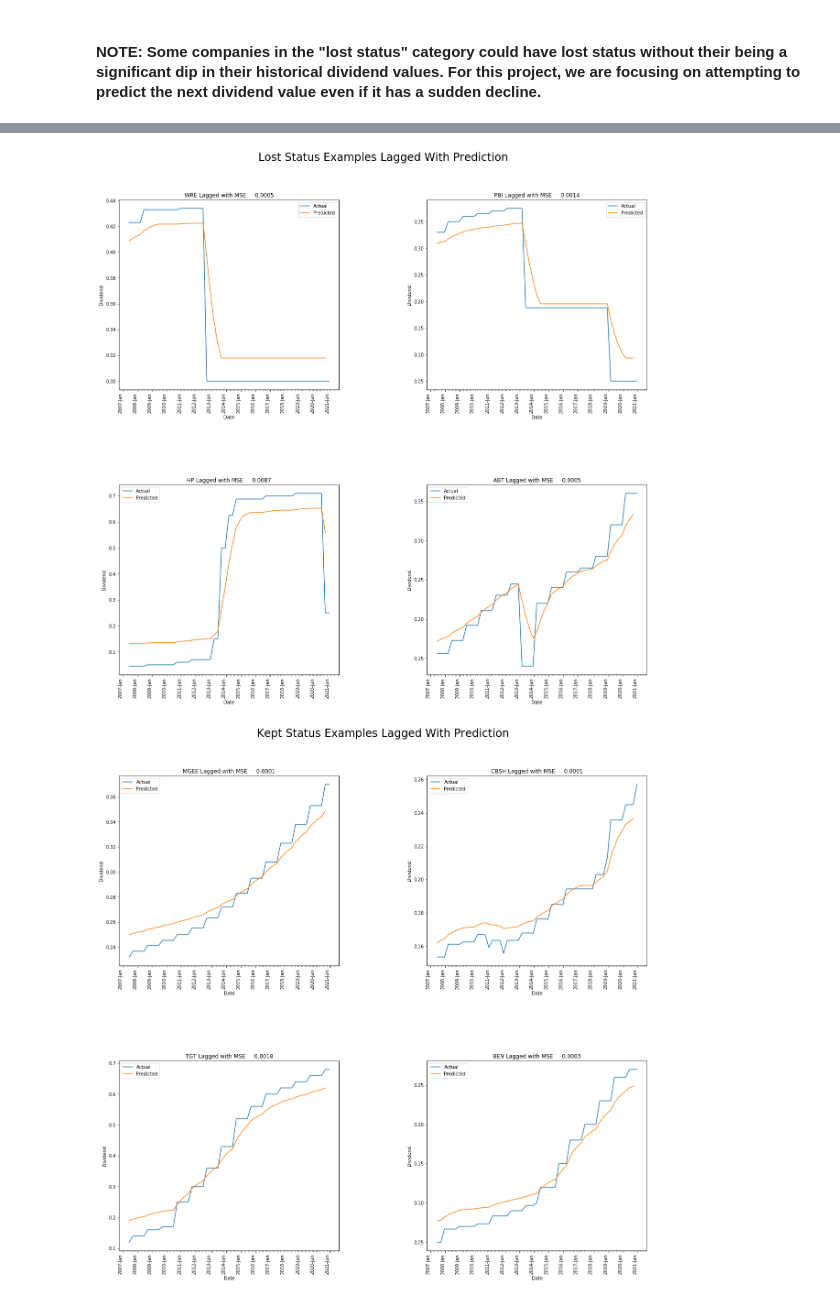
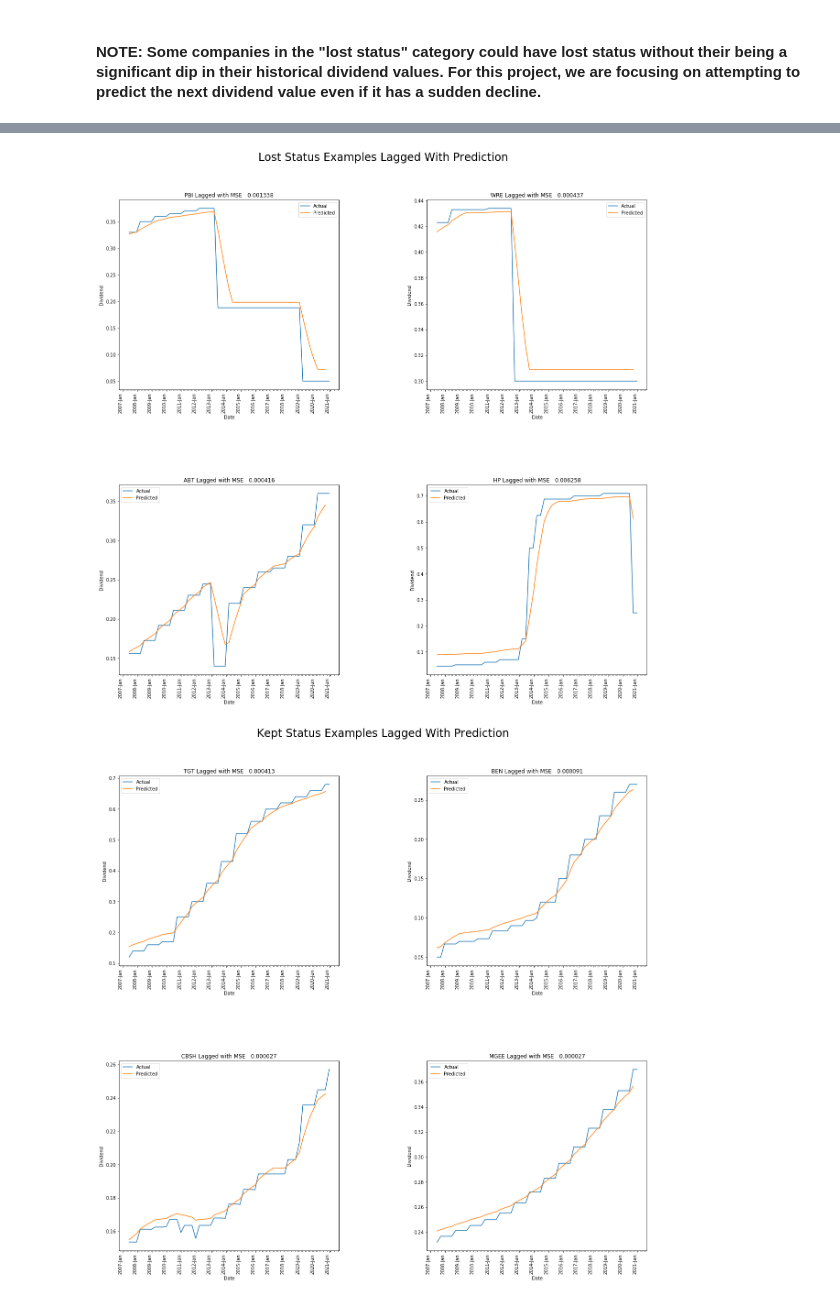
Before and after one commit to danpelis/DividendChampionPredictor, a Jupyter notebook: LSTM/LSTM.ipynb, the cells around one changed output, grey strips where cells are left out. Drawn from its saved outputs; the diff is of its cells as text; code cells hidden in the pictures.

```diff
--- a/LSTM/LSTM.ipynb
+++ b/LSTM/LSTM.ipynb
@@ -262,11 +260,14 @@ regressor.add(InputLayer(input_shape=(X_train.shape[1],1), name = "Model_Input_L
 regressor.add(Bidirectional(LSTM(units=25, return_sequences=True, name="LSTM_Layer_1")))
 regressor.add(Dropout(0.2,name="Dropout_Layer_1"))
 # Second LSTM layer
-regressor.add(Bidirectional(LSTM(units=25, return_sequences=True,name="LSTM_Layer_2")))
+regressor.add(Bidirectional(LSTM(units=50, return_sequences=True,name="LSTM_Layer_2")))
 regressor.add(Dropout(0.3,name="Dropout_Layer_2"))
 # Third LSTM layer
-regressor.add(Bidirectional(LSTM(units=25, return_sequences=False,name="LSTM_Layer_3")))
-regressor.add(Dropout(0.5,name="Dropout_Layer_3"))
+regressor.add(Bidirectional(LSTM(units=50, return_sequences=True,name="LSTM_Layer_3")))
+regressor.add(Dropout(0.4,name="Dropout_Layer_3"))
+# Fourth LSTM layer
+regressor.add(Bidirectional(LSTM(units=25, return_sequences=False,name="LSTM_Layer_4")))
+regressor.add(Dropout(0.5,name="Dropout_Layer_4"))
 # The output layer
 regressor.add(Dense(units=1, name="Dense_Output_Layer"))
 
@@ -288,5 +289,5 @@ regressor.compile(optimizer='adam', loss='mean_squared_error')
 hists = {}
 for i in stockListFix:
     print("Fitting to", i)
-    hists[i] = regressor.fit(trainset[i]["X"], trainset[i]["y"], epochs=20, batch_size=20,verbose=0)
+    hists[i] = regressor.fit(trainset[i]["X"], trainset[i]["y"], epochs=10, batch_size=40,verbose=0)
 # %% [output]
@@ -310,4 +311,6 @@ Wall time: 9min 20s
 # %%
+# Plot Prediction Results with MSE
+
 pred_result = {}
 
 lost_ct = 0
@@ -381,7 +384,7 @@ for i in stockListFix:
             for label in axs[indx].get_xticklabels(which='major'):
                 label.set(rotation=90, horizontalalignment='right')
             axs[indx].legend(["Actual", "Predicted"])
-            axs[indx].set_title("{} with MSE {:10.4f}".format(i,mse))
+            axs[indx].set_title("{} with MSE {:10.6f}".format(i,mse))
             extent = axs[indx].get_window_extent().transformed(kept_fig.dpi_scale_trans.inverted())
             kept_fig.savefig(f"{i}_Prediction.png", format="png", bbox_inches=extent.expanded(1.3, 1.35))
             kept_ct += 1
@@ -393,4 +396,6 @@ plt.show()
 # %%
+# Plot Prediction Results with MSE and added lag
+
 time_index = df_new["WRE"]["Test"][overlap:].index
 
 lost_ct = 0
@@ -441,34 +446,34 @@ for i in stockListFix:
         axs[indx].set_xlabel("Date")
         for label in axs[indx].get_xticklabels(which='major'):
             label.set(rotation=90, horizontalalignment='right')
         axs[indx].legend(["Actual", "Predicted"])
-        axs[indx].set_title("{} Lagged with MSE {:10.4f}".format(i,mse_lag))
+        axs[indx].set_title("{} Lagged with MSE {:10.6f}".format(i,mse_lag))
         extent = axs[indx].get_window_extent().transformed(lost_fig.dpi_scale_trans.inverted())
         lost_fig.savefig(f"{i}_Prediction_lag.png", format="png", bbox_inches=extent.expanded(1.3, 1.35))
         lost_ct += 1
 
     if i in kept_figs and kept_ct <= 3:
 
         np.save(f"../data/numpy/{i}_pred_lstm_lag", df_pred_lag.values)
 
         indx = kept_ct
         axs = kept_axs.flat
         axs[indx].xaxis.set_major_locator(mdates.MonthLocator(bymonth=(1)))
         axs[indx].xaxis.set_minor_locator(mdates.MonthLocator())
         axs[indx].xaxis.set_major_formatter(mdates.DateFormatter('%Y-%b'))
         axs[indx].plot(df_true)
         axs[indx].plot(df_pred_lag)
         axs[indx].set_ylabel("Dividend")
         axs[indx].set_xlabel("Date")
         for label in axs[indx].get_xticklabels(which='major'):
             label.set(rotation=90, horizontalalignment='right')
         axs[indx].legend(["Actual", "Predicted"])
-        axs[indx].set_title("{} Lagged with MSE {:10.4f}".format(i,mse_lag))
+        axs[indx].set_title("{} Lagged with MSE {:10.6f}".format(i,mse_lag))
         extent = axs[indx].get_window_extent().transformed(kept_fig.dpi_scale_trans.inverted())
         kept_fig.savefig(f"{i}_Prediction_Lag.png", format="png", bbox_inches=extent.expanded(1.3, 1.35))
         kept_ct += 1
 
 plt.show()
 # %% [output]
-[figure, old version]
+[figure, new version]
-[figure, old version]
+[figure, new version]
```
Also changed, not shown: parts of 8 cells of this notebook, 1 other file.
